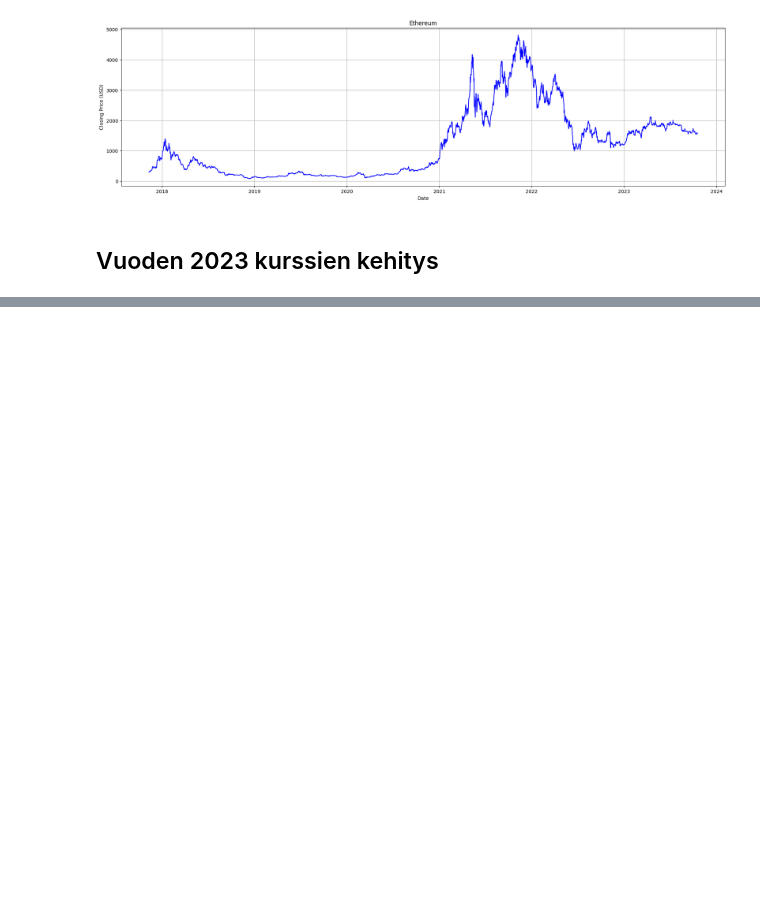
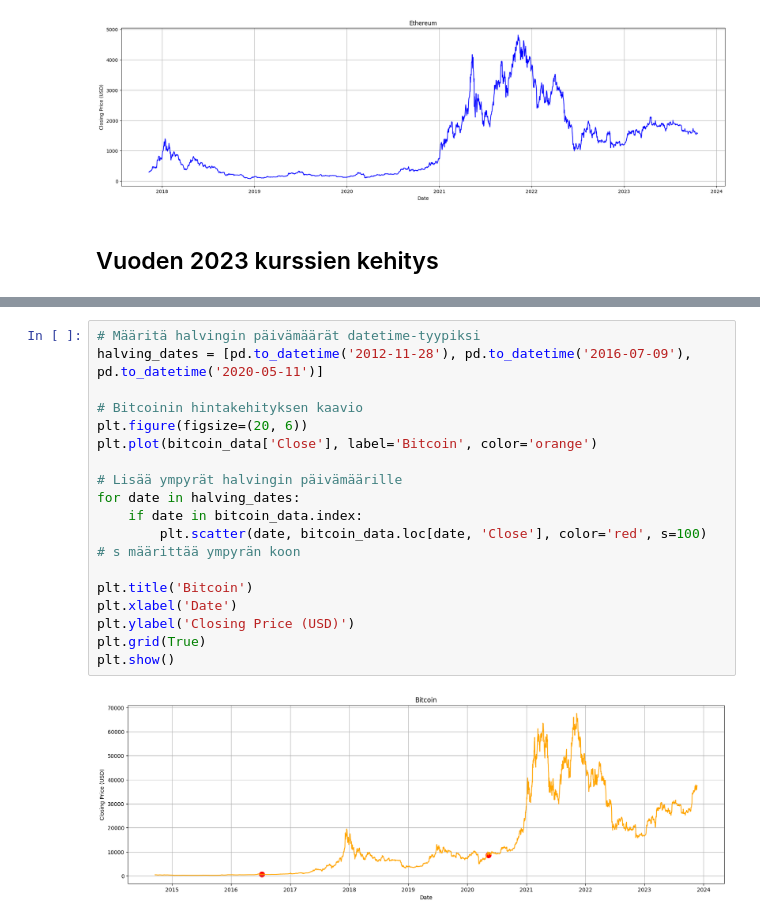
Before and after one commit to awonfs/analysoinnin_perusteet_2023, a Jupyter notebook: BitcoinProjectWork.ipynb, the cells around one changed output, grey strips where cells are left out. Saved outputs shown, nothing was run; the diff lists cells and outputs as text; blank space fills up the shorter version.

```diff
--- a/BitcoinProjectWork.ipynb
+++ b/BitcoinProjectWork.ipynb
@@ -124,0 +138,20 @@ Halving tapahtuu noin neljän vuoden välein. Halving pitää huolta siitä, ett
+# %%
+# Määritä halvingin päivämäärät datetime-tyypiksi
+halving_dates = [pd.to_datetime('2012-11-28'), pd.to_datetime('2016-07-09'), pd.to_datetime('2020-05-11')]
+
+# Bitcoinin hintakehityksen kaavio
+plt.figure(figsize=(20, 6))
+plt.plot(bitcoin_data['Close'], label='Bitcoin', color='orange')
+
+# Lisää ympyrät halvingin päivämäärille
+for date in halving_dates:
+    if date in bitcoin_data.index:
+        plt.scatter(date, bitcoin_data.loc[date, 'Close'], color='red', s=100)  # s määrittää ympyrän koon
+
+plt.title('Bitcoin')
+plt.xlabel('Date')
+plt.ylabel('Closing Price (USD)')
+plt.grid(True)
+plt.show()
+# %% [output]
+[figure, added]
```
Also changed, not shown: parts of 6 cells of this notebook, 1 other file.
